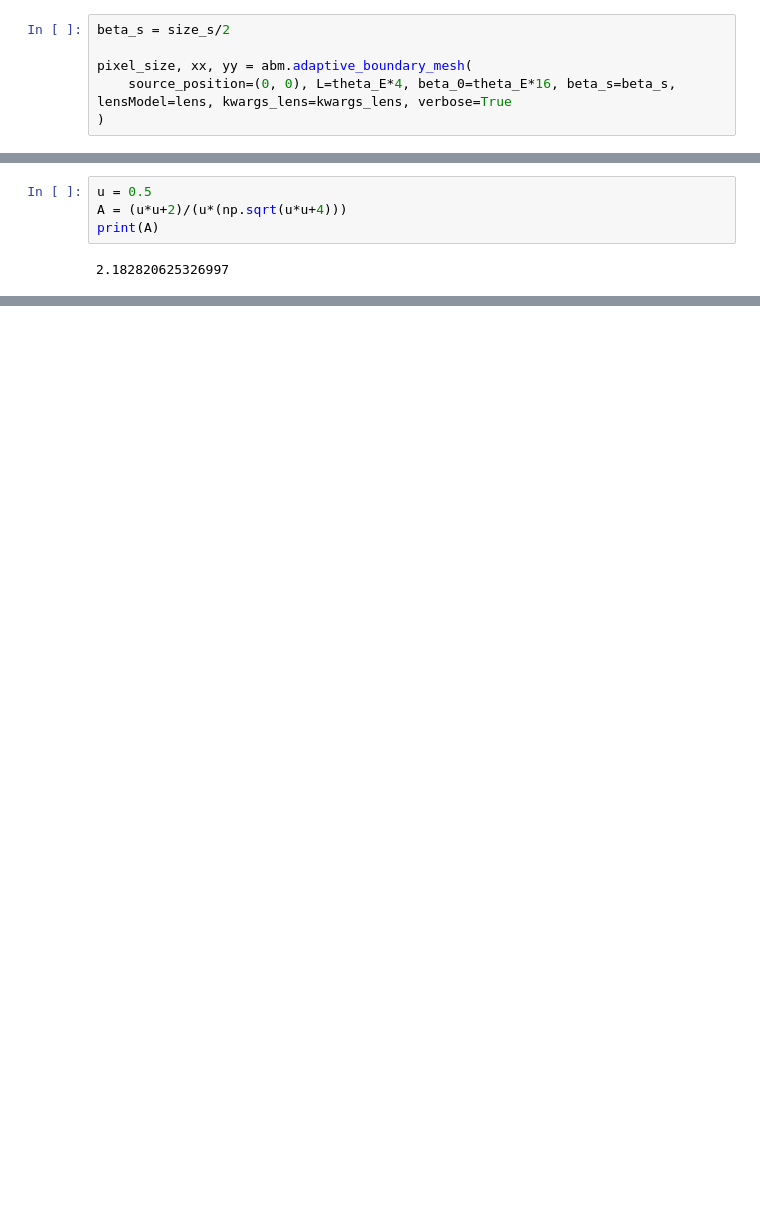
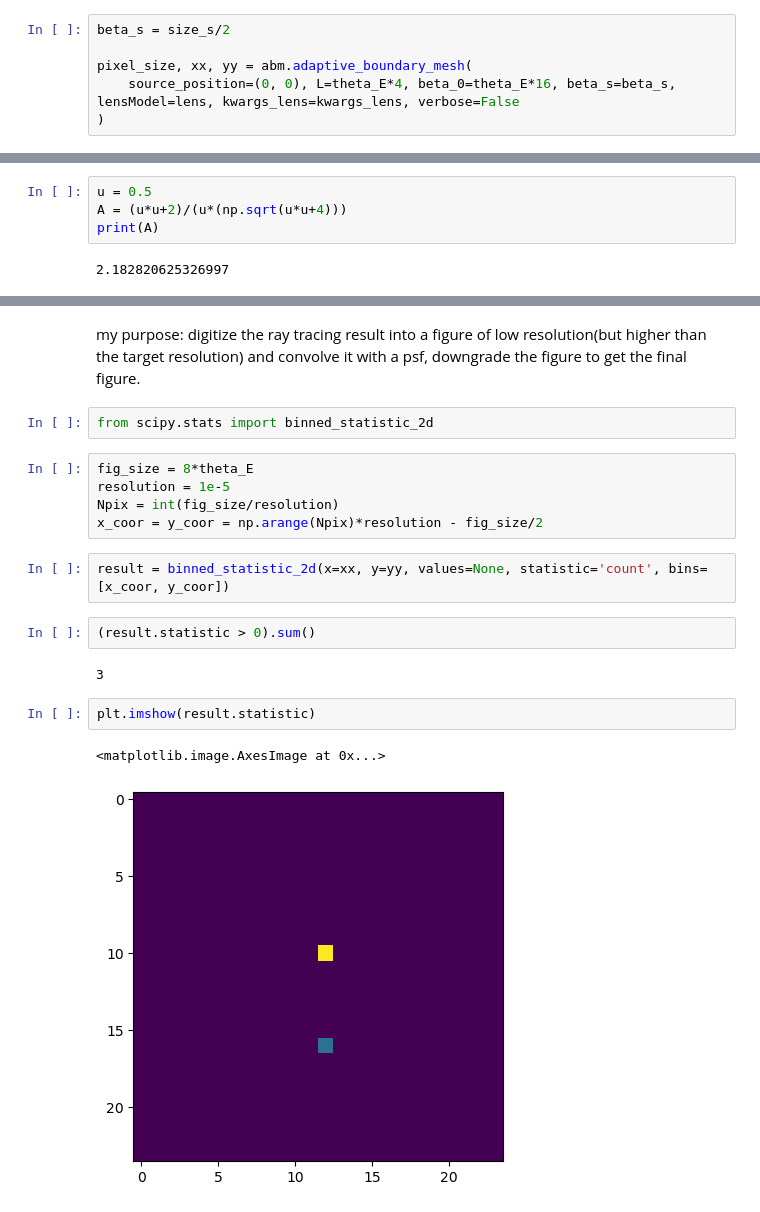
Before and after one commit to MeloDi-23/lenstronomy-image-mock, a Jupyter notebook: lenstronomy_microlensing_new.ipynb, the cells around one changed output, grey strips where cells are left out. Saved outputs shown, nothing was run; the diff lists cells and outputs as text; blank space fills up the shorter version.

```diff
--- a/lenstronomy_microlensing_new.ipynb
+++ b/lenstronomy_microlensing_new.ipynb
@@ -77,5 +65,5 @@ importlib.reload(abm)
 beta_s = size_s/2
 
 pixel_size, xx, yy = abm.adaptive_boundary_mesh(
-    source_position=(0, 0), L=theta_E*4, beta_0=theta_E*16, beta_s=beta_s, lensModel=lens, kwargs_lens=kwargs_lens, verbose=True
+    source_position=(0, 0), L=theta_E*4, beta_0=theta_E*16, beta_s=beta_s, lensModel=lens, kwargs_lens=kwargs_lens, verbose=False
 )
@@ -119,0 +88,20 @@ galsim.Convolution()
+# %% [markdown]
+my purpose: digitize the ray tracing result into a figure of low resolution(but higher than the target resolution) and convolve it with a psf, downgrade the figure to get the final figure.
+# %%
+from scipy.stats import binned_statistic_2d
+# %%
+fig_size = 8*theta_E
+resolution = 1e-5
+Npix = int(fig_size/resolution)
+x_coor = y_coor = np.arange(Npix)*resolution - fig_size/2
+# %%
+result = binned_statistic_2d(x=xx, y=yy, values=None, statistic='count', bins=[x_coor, y_coor])
+# %%
+(result.statistic > 0).sum()
+# %% [output]
+3
+# %%
+plt.imshow(result.statistic)
+# %% [output]
+<matplotlib.image.AxesImage at 0x...>
+[figure, added]
```
Also changed, not shown: parts of 7 cells of this notebook, 4 other files.
